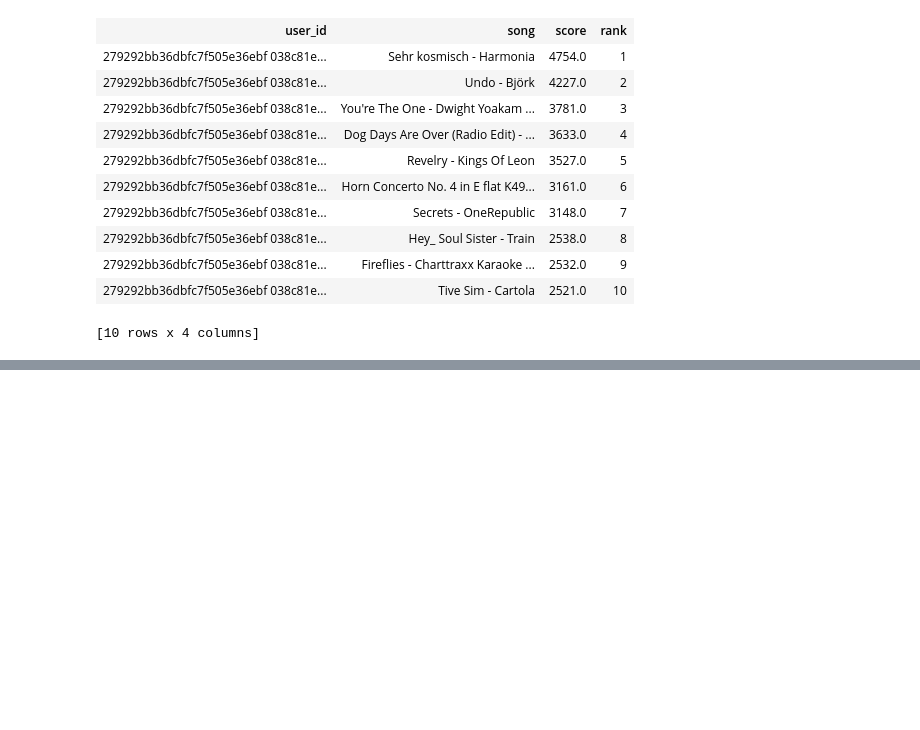
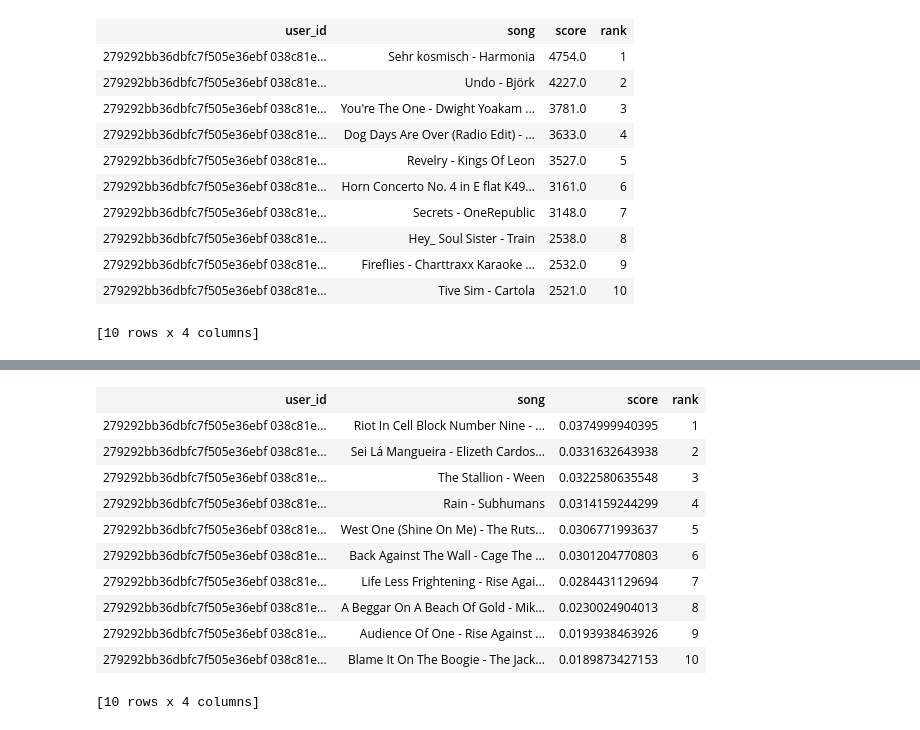
Before and after one commit to Mobusshar/MLWashington1, a Jupyter notebook: week5.ipynb, the cells around one changed output, grey strips where cells are left out. Saved outputs shown, nothing was run; the diff lists cells and outputs as text; code cells hidden in the pictures; blank space fills up the shorter version.

```diff
--- a/week5.ipynb
+++ b/week5.ipynb
@@ -95,0 +131,15 @@ popularity_model.recommend(users= [users[1]])
+# %%
+personalized_model.recommend(users= [users[1]])
+# %% [output]
+| user_id | song | score | rank |
+| 279292bb36dbfc7f505e36ebf 038c81e... | Riot In Cell Block Number Nine - ... | 0.0374999940395 | 1 |
+| 279292bb36dbfc7f505e36ebf 038c81e... | Sei Lá Mangueira - Elizeth Cardos... | 0.0331632643938 | 2 |
+| 279292bb36dbfc7f505e36ebf 038c81e... | The Stallion - Ween | 0.0322580635548 | 3 |
+| 279292bb36dbfc7f505e36ebf 038c81e... | Rain - Subhumans | 0.0314159244299 | 4 |
+| 279292bb36dbfc7f505e36ebf 038c81e... | West One (Shine On Me) - The Ruts... | 0.0306771993637 | 5 |
+| 279292bb36dbfc7f505e36ebf 038c81e... | Back Against The Wall - Cage The ... | 0.0301204770803 | 6 |
+| 279292bb36dbfc7f505e36ebf 038c81e... | Life Less Frightening - Rise Agai... | 0.0284431129694 | 7 |
+| 279292bb36dbfc7f505e36ebf 038c81e... | A Beggar On A Beach Of Gold - Mik... | 0.0230024904013 | 8 |
+| 279292bb36dbfc7f505e36ebf 038c81e... | Audience Of One - Rise Against ... | 0.0193938463926 | 9 |
+| 279292bb36dbfc7f505e36ebf 038c81e... | Blame It On The Boogie - The Jack... | 0.0189873427153 | 10 |
+[10 rows x 4 columns]
```
Also changed, not shown: parts of 8 cells of this notebook.
